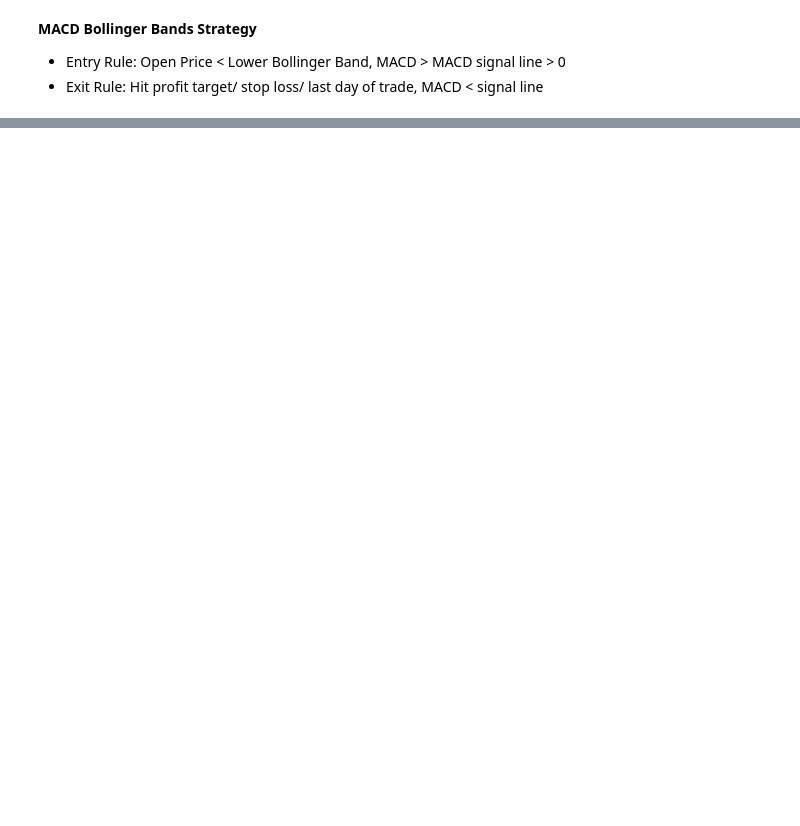
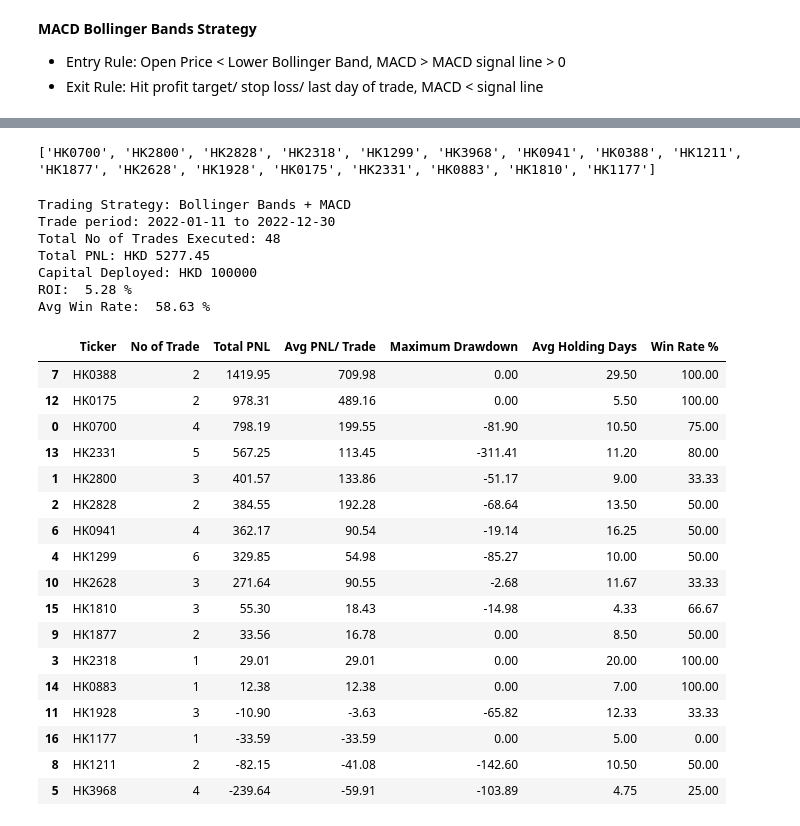
Before and after one commit to jade-lam/AlgorithmicTrading, a Jupyter notebook: Bollinger Bands Strategy on HK Stocks.ipynb, the cells around one changed output, grey strips where cells are left out. Cells and saved outputs as stored; diff of their text form; code cells hidden in the pictures; blank space fills up the shorter version.

```diff
--- a/Bollinger Bands Strategy on HK Stocks.ipynb
+++ b/Bollinger Bands Strategy on HK Stocks.ipynb
@@ -398,0 +345,11 @@ full_trade.to_csv('full_tradeHK2022.csv')
+# %%
+# define date range - yfinance format
+start_date = '2021-03-20'
+end_date = '2022-12-31'
+interval = '1d'
+
+# initial capital in HKD
+initial_capital = 100000
+
+# position sizing
+pos_size = round(initial_capital/len(ticker_list),2)
@@ -398,0 +394,63 @@ full_trade.to_csv('full_tradeHK2022.csv')
+# %%
+print(refined_hk_ticker_list)
+# %% [output]
+['HK0700', 'HK2800', 'HK2828', 'HK2318', 'HK1299', 'HK3968', 'HK0941', 'HK0388', 'HK1211', 'HK1877', 'HK2628', 'HK1928', 'HK0175', 'HK2331', 'HK0883', 'HK1810', 'HK1177']
+# %%
+refined_df_list = [HK0700, HK2800, HK2828, HK2318, HK1299, HK3968, HK0941, HK0388, HK1211, HK1877, HK2628, HK1928, HK0175, HK2331, HK0883, HK1810, HK1177]
+# %%
+# create a for loop, put together trade summary list
+refined_bbmacd_result_list = []
+
+for df in refined_df_list:
+  try:
+    df_name = get_df_name(df)
+    test_result = backtest_bbmacd(df)
+    refined_bbmacd_result_list.append(test_result)
+
+    refined_bbmacd_result_df = pd.DataFrame(refined_bbmacd_result_list)
+    refined_bbmacd_result_df.columns = ['Ticker', 'No of Trade', 'Total PNL', 'Avg PNL/ Trade', 'Maximum Drawdown', 'Avg Holding Days', 'Win Rate %']
+  except:
+    refined_test_result_null = refined_bbmacd_result_list.append([df_name, 0, 0, 0, 0, 0, 0])
+    refined_bbmacd_result_df = pd.DataFrame(bbmacd_result_list)
+    refined_bbmacd_result_df.columns = ['Ticker', 'No of Trade', 'Total PNL', 'Avg PNL/ Trade', 'Maximum Drawdown', 'Avg Holding Days', 'Win Rate %']
+# %%
+# PNL for Bollinger Bands + MACD Strategy
+
+measure_date = refined_df_list[1].loc[1, 'Date']
+end_date = refined_df_list[1].loc[df.index[-1], 'Date']
+print('Trading Strategy: Bollinger Bands + MACD')
+print('Trade period:', (measure_date.strftime('%Y-%m-%d')), 'to', end_date.strftime('%Y-%m-%d'))
+ROI = ((refined_bbmacd_result_df['Total PNL'].sum()/ initial_capital)*100).round(2)
+MDD = refined_bbmacd_result_df['Maximum Drawdown'].mean().round(2)
+print('Total No of Trades Executed:', (refined_bbmacd_result_df['No of Trade'].sum()))
+print('Total PNL: HKD', refined_bbmacd_result_df['Total PNL'].sum().round(2))
+print('Capital Deployed: HKD', initial_capital)
+print('ROI: ', ROI, '%')
+print('Avg Win Rate: ', round(refined_bbmacd_result_df[refined_bbmacd_result_df['No of Trade'] > 0]['Win Rate %'].mean(),2), '%')
+refined_bbmacd_result_df[refined_bbmacd_result_df['No of Trade'] > 0].sort_values(by=['Total PNL', 'Win Rate %'], ascending=False)
+# %% [output]
+Trading Strategy: Bollinger Bands + MACD
+Trade period: 2022-01-11 to 2022-12-30
+Total No of Trades Executed: 48
+Total PNL: HKD 5277.45
+Capital Deployed: HKD 100000
+ROI:  5.28 %
+Avg Win Rate:  58.63 %
+|  | Ticker | No of Trade | Total PNL | Avg PNL/ Trade | Maximum Drawdown | Avg Holding Days | Win Rate % |
+| 7 | HK0388 | 2 | 1419.95 | 709.98 | 0.00 | 29.50 | 100.00 |
+| 12 | HK0175 | 2 | 978.31 | 489.16 | 0.00 | 5.50 | 100.00 |
+| 0 | HK0700 | 4 | 798.19 | 199.55 | -81.90 | 10.50 | 75.00 |
+| 13 | HK2331 | 5 | 567.25 | 113.45 | -311.41 | 11.20 | 80.00 |
+| 1 | HK2800 | 3 | 401.57 | 133.86 | -51.17 | 9.00 | 33.33 |
+| 2 | HK2828 | 2 | 384.55 | 192.28 | -68.64 | 13.50 | 50.00 |
+| 6 | HK0941 | 4 | 362.17 | 90.54 | -19.14 | 16.25 | 50.00 |
+| 4 | HK1299 | 6 | 329.85 | 54.98 | -85.27 | 10.00 | 50.00 |
+| 10 | HK2628 | 3 | 271.64 | 90.55 | -2.68 | 11.67 | 33.33 |
+| 15 | HK1810 | 3 | 55.30 | 18.43 | -14.98 | 4.33 | 66.67 |
+| 9 | HK1877 | 2 | 33.56 | 16.78 | 0.00 | 8.50 | 50.00 |
+| 3 | HK2318 | 1 | 29.01 | 29.01 | 0.00 | 20.00 | 100.00 |
+| 14 | HK0883 | 1 | 12.38 | 12.38 | 0.00 | 7.00 | 100.00 |
+| 11 | HK1928 | 3 | -10.90 | -3.63 | -65.82 | 12.33 | 33.33 |
+| 16 | HK1177 | 1 | -33.59 | -33.59 | 0.00 | 5.00 | 0.00 |
+| 8 | HK1211 | 2 | -82.15 | -41.08 | -142.60 | 10.50 | 50.00 |
+| 5 | HK3968 | 4 | -239.64 | -59.91 | -103.89 | 4.75 | 25.00 |
```
Also changed, not shown: parts of 25 cells of this notebook.
